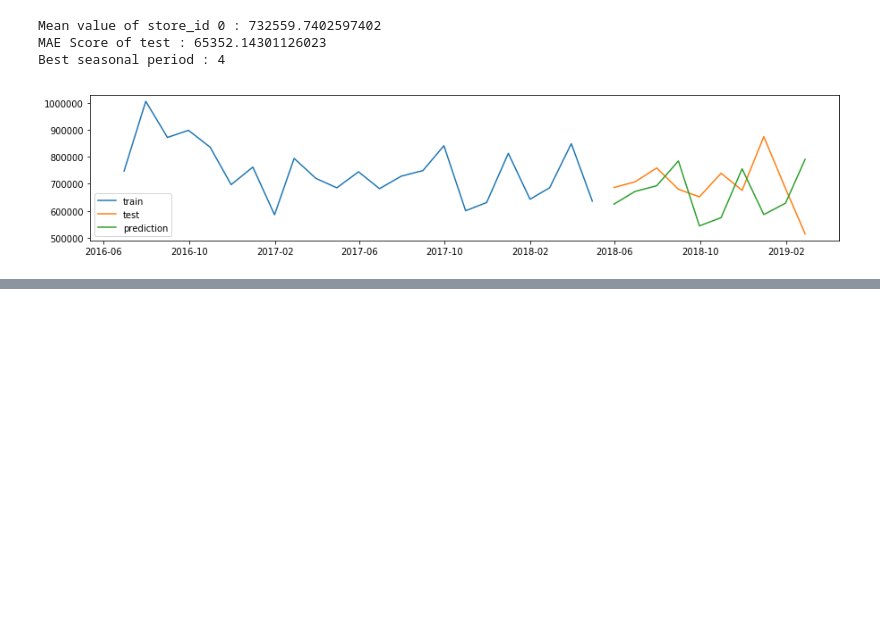
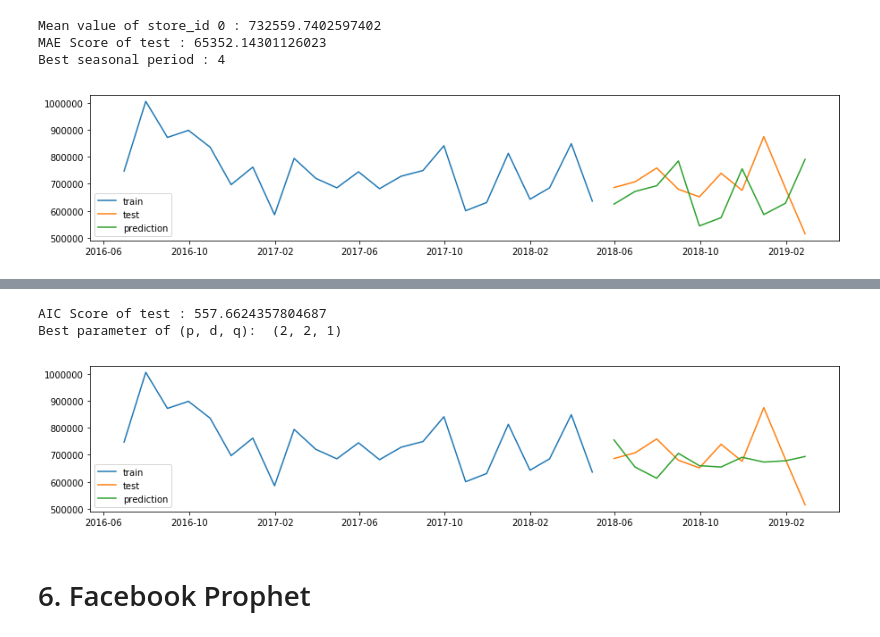
Before and after one commit to parksjsj9368/KAGGLE-DACON, a Jupyter notebook: 04. Dacon - StoreCreditCard/신용카드_매출 예측 4위.ipynb, the cells around one changed output, grey strips where cells are left out. Drawn from its saved outputs; the diff is of its cells as text; code cells hidden in the pictures; blank space fills up the shorter version.

```diff
--- a/04. Dacon - StoreCreditCard/신용카드_매출_예측 4위.ipynb
+++ b/04. Dacon - StoreCreditCard/신용카드_매출 예측 4위.ipynb
@@ -724,0 +876,24 @@ holt_winters_sub.to_csv('./__data/sub/funda_holt_winters_sub.csv', index=False)
+# %%
+df_set = df_month[df_month.store_id == 0]
+
+size = int(len(df_set) * 0.7)
+train = df_set[:size]
+test = df_set[size:]
+
+arima_model = ARIMA(train.amount.values, order=(2,2,1)).fit()
+
+# 최적모수로 ARMIA 모델링
+set_arima = ARIMA(df_set.amount.values, order=(2,2,1))
+set_result = set_arima.fit()
+set_output = set_result.forecast(len(test))
+set_pred = set_output[0]
+set_pred
+
+print("AIC Score of test :", arima_model.aic)
+print("Best parameter of (p, d, q): ",(2,2,1))
+
+plot_train_test_pred_graph(train, test, set_pred)
+# %% [output]
+AIC Score of test : 557.6624357804687
+Best parameter of (p, d, q):  (2, 2, 1)
+[figure, added]
@@ -724,0 +929,2 @@ holt_winters_sub.to_csv('./__data/sub/funda_holt_winters_sub.csv', index=False)
+# %% [markdown]
+# 6. Facebook Prophet
```
Also changed, not shown: parts of 64 cells of this notebook, 1 other file.
